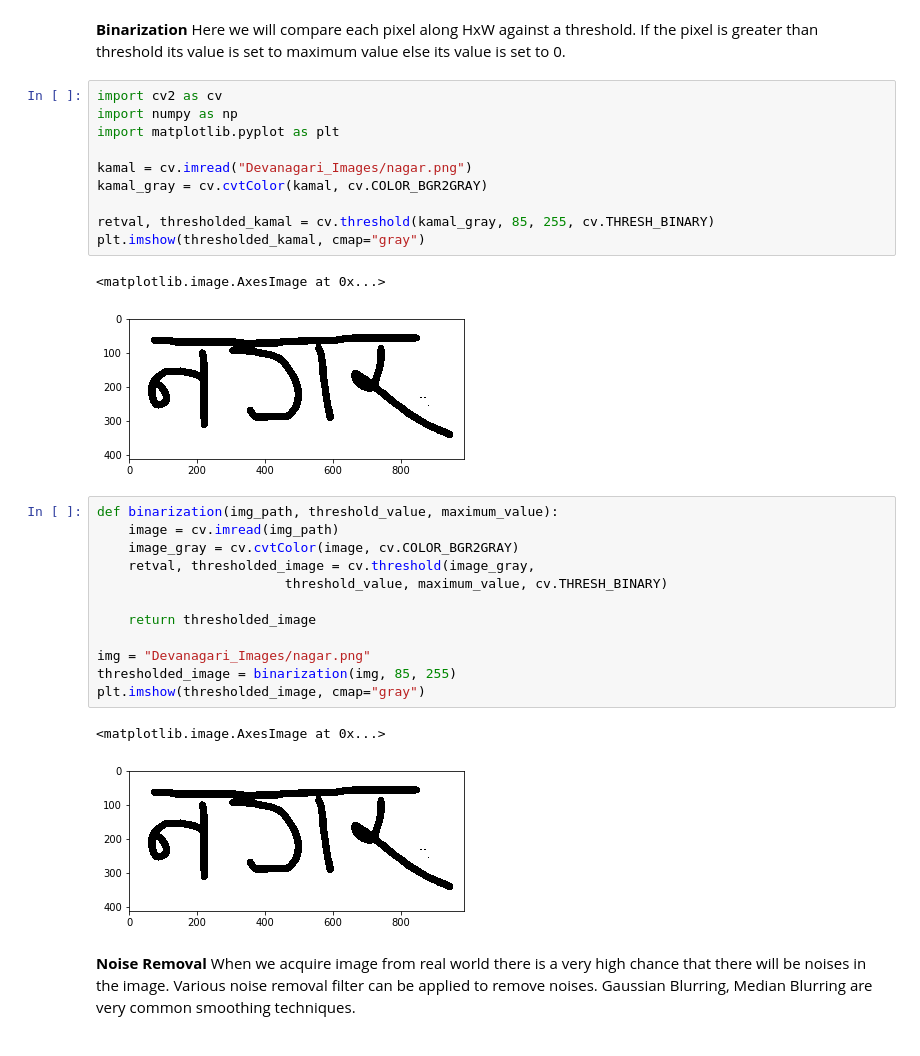
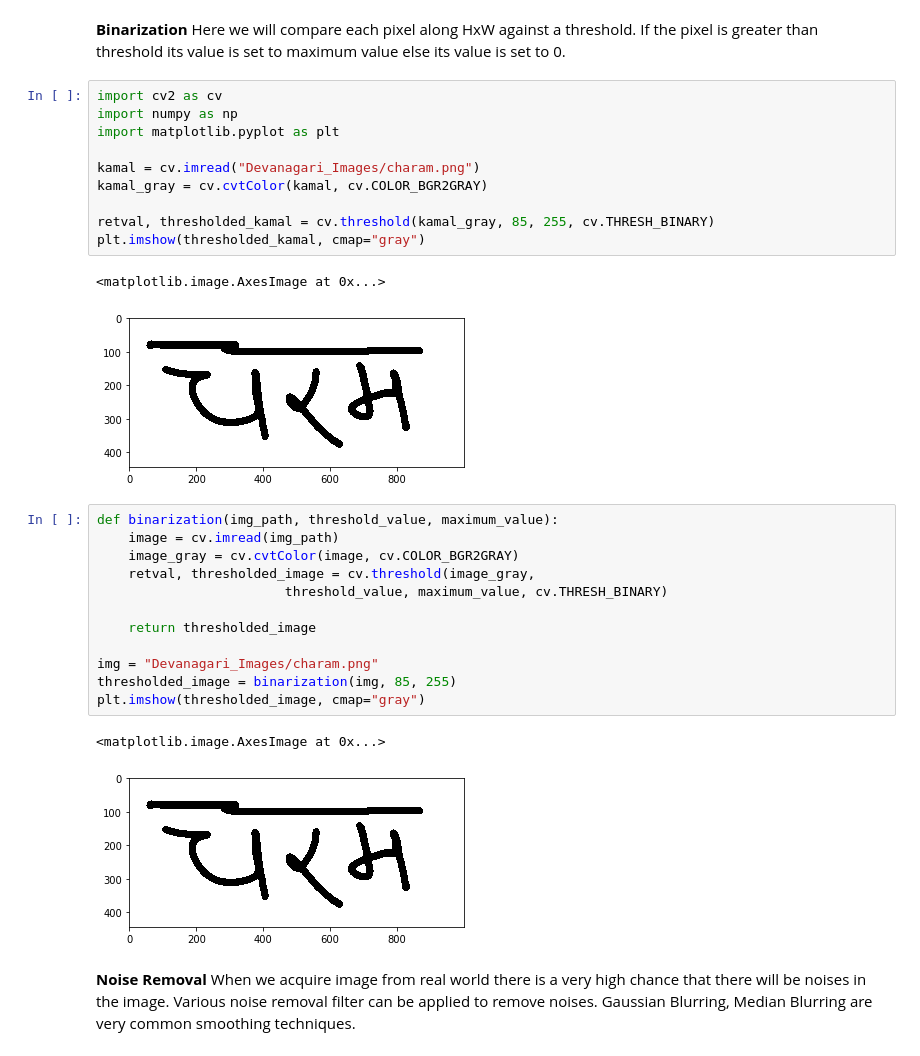
Before and after one commit to theonlyNischal/Devanagiri-Character-Segmentation-for-OCR, a Jupyter notebook: 1-ReadMe.ipynb, the cells around one changed output. Saved outputs shown, nothing was run; the diff lists cells and outputs as text.

```diff
--- a/1-ReadMe.ipynb
+++ b/1-ReadMe.ipynb
@@ -33,16 +33,16 @@ Here we will compare each pixel along HxW against a threshold. If the pixel is g
 # %%
 import cv2 as cv
 import numpy as np
 import matplotlib.pyplot as plt
 
-kamal = cv.imread("Devanagari_Images/nagar.png")
+kamal = cv.imread("Devanagari_Images/charam.png")
 kamal_gray = cv.cvtColor(kamal, cv.COLOR_BGR2GRAY)
 
 retval, thresholded_kamal = cv.threshold(kamal_gray, 85, 255, cv.THRESH_BINARY)
 plt.imshow(thresholded_kamal, cmap="gray")
 # %% [output]
 <matplotlib.image.AxesImage at 0x...>
-[figure, old version]
+[figure, new version]
 # %%
 def binarization(img_path, threshold_value, maximum_value):
     image = cv.imread(img_path)
@@ -52,12 +52,12 @@ def binarization(img_path, threshold_value, maximum_value):
 
     return thresholded_image
 
-img = "Devanagari_Images/nagar.png"
+img = "Devanagari_Images/charam.png"
 thresholded_image = binarization(img, 85, 255)
 plt.imshow(thresholded_image, cmap="gray")
 # %% [output]
 <matplotlib.image.AxesImage at 0x...>
-[figure, old version]
+[figure, new version]
 # %% [markdown]
 **Noise Removal**
 When we acquire image from real world there is a very high chance that there will be noises in the image. Various noise removal filter can be applied to remove noises. Gaussian Blurring, Median Blurring are very common smoothing techniques.
```
Also changed, not shown: parts of 15 cells of this notebook, 1 other file.
